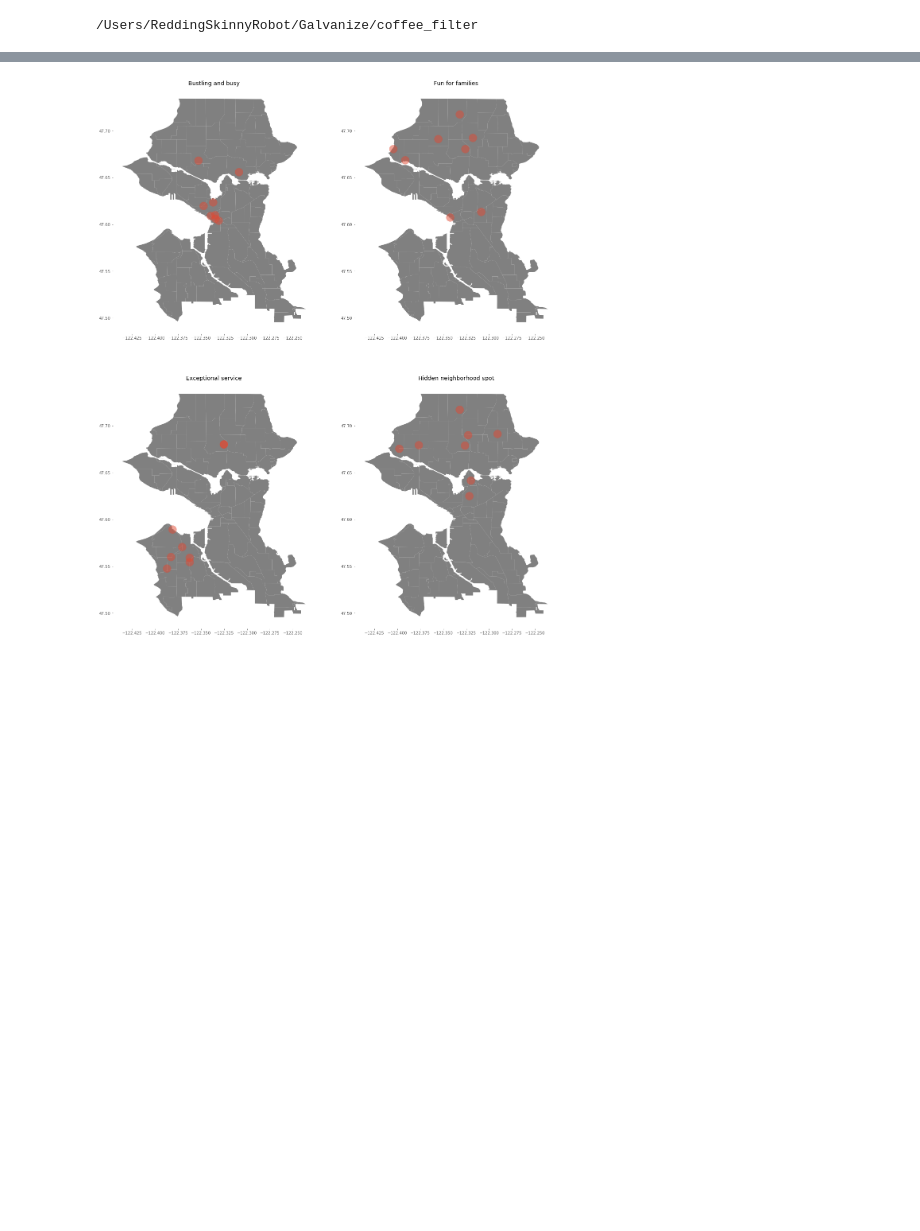
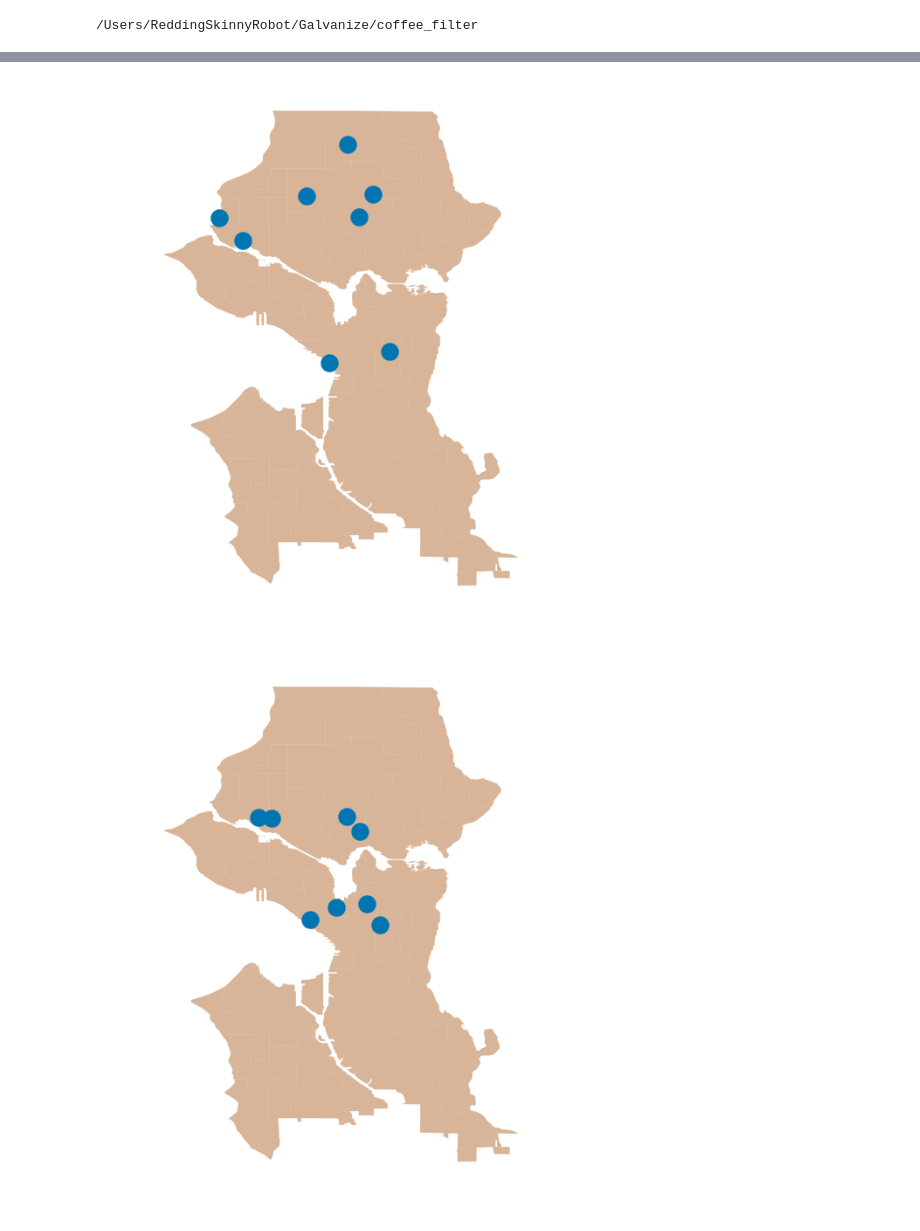
Before and after one commit to crredding/capstone_project, a Jupyter notebook: Data_eda.ipynb, the cells around one changed output, grey strips where cells are left out. Drawn from its saved outputs; the diff is of its cells as text; code cells hidden in the pictures; blank space fills up the shorter version.

```diff
--- a/Data_eda.ipynb
+++ b/Data_eda.ipynb
@@ -11,4 +11,8 @@ import matplotlib.patches as patches
 from matplotlib import cm
 %matplotlib inline
 # Always make it pretty.
-plt.style.use('ggplot')
+plt.style.use('seaborn-talk')
+from recommender_model import *
+import geopandas as gpd
+from shapely.geometry import Point
+from sklearn.decomposition import PCA
@@ -87,3 +59,15 @@ W = df.drop(['name', 'lat', 'lng', 'address', 'shop_id'], axis=1)
 mapping_df_columns = mapping_df.columns
 plotting_df = pd.DataFrame(np.dot(W,mapping_df),
                                columns = mapping_df_columns)
+# %%
+land_color = '#B26B32'
+dot_color = '#0075B2'
+# %%
+fig, ax = plt.subplots(figsize=(8,11))
+seattle.plot(ax=ax, color=land_color, alpha=0.6)
+ax.scatter(mapped_df['lng'], mapped_df['lat'], s=100, alpha=0.7, color=dot_color)
+ax.set_facecolor('white')
+ax.get_xaxis().set_ticks([])
+ax.get_yaxis().set_ticks([])
+_=ax.plot()
+plt.savefig('images/all_shops_in_seattle.png')
@@ -90,12 +76,15 @@ plotting_df = pd.DataFrame(np.dot(W,mapping_df),
 # %%
-fig, axs = plt.subplots(2,2, figsize=(20,25))
-features = ['Bustling and busy', 'Fun for families', 'Exceptional service', 'Hidden neighborhood spot']
-for ax, feature in zip(axs.flatten(), features):
-    seattle.plot(ax=ax, color='gray')
+for feature in plotting_df.columns:
+    fig, ax = plt.subplots(figsize=(8,11))
+    seattle.plot(ax=ax, color=land_color, alpha=0.5)
     perc = 98
     df_over_perc = mapped_df[mapped_df[feature] > np.percentile(mapped_df[feature], perc)]
-    ax.scatter(df_over_perc['lng'], df_over_perc['lat'], s=400, alpha=0.5)
+    ax.scatter(df_over_perc['lng'], df_over_perc['lat'], s=400, alpha=1, color=dot_color)
     ax.set_facecolor('white')
-    ax.set_title(feature)
+    #ax.set_title(feature)
+    ax.axis('off')
+    _=ax.plot()
+    plt.savefig('images/{}.png'.format(feature))
 # %% [output]
-[figure, old version]
+[figure, new version]
+[figure, added]
```
Also changed, not shown: parts of 22 cells of this notebook, 20 other files.
